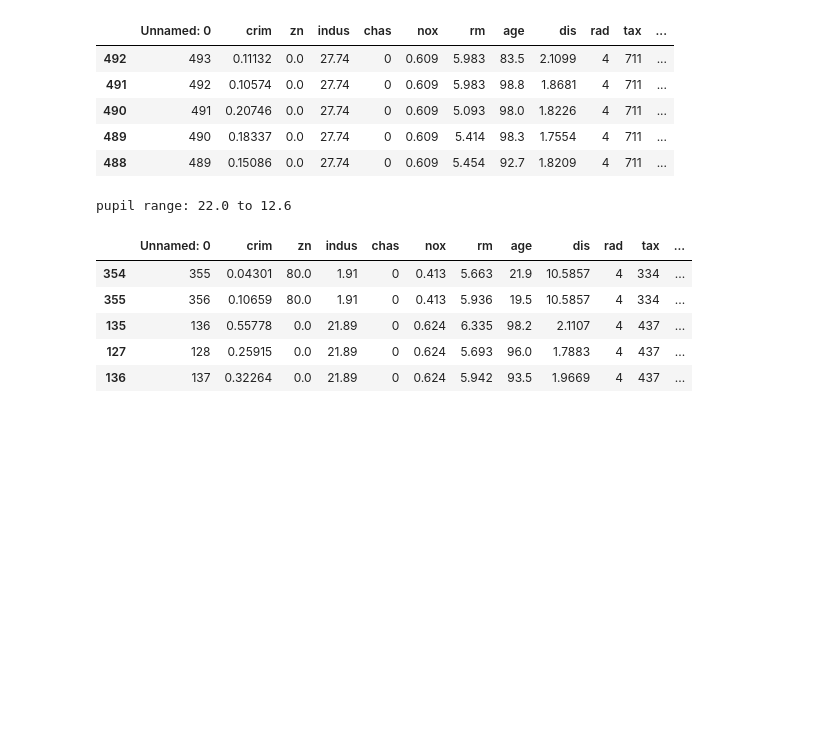
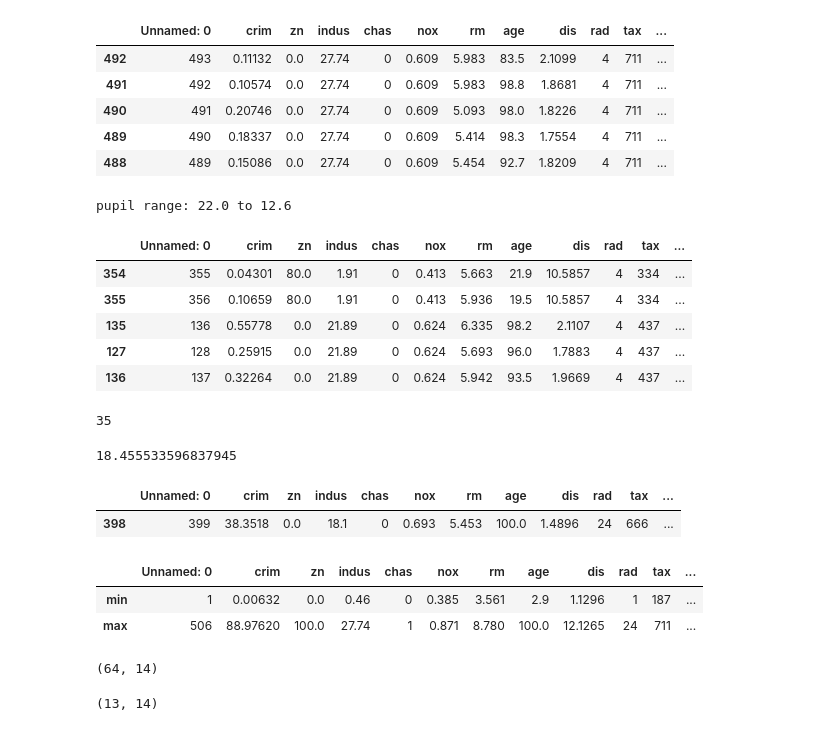
Before and after one commit to carolinegreen16/A_2, a Jupyter notebook: Assignment3/A3.ipynb, the cells around one changed output. Cells and saved outputs as stored; diff of their text form; code cells hidden in the pictures; blank space fills up the shorter version.

```diff
--- a/Assignment3/A3.ipynb
+++ b/Assignment3/A3.ipynb
@@ -236,3 +236,44 @@ pupil range: 22.0 to 12.6
 | 135 | 136 | 0.55778 | 0.0 | 21.89 | 0 | 0.624 | 6.335 | 98.2 | 2.1107 | 4 | 437 | ... |
 | 127 | 128 | 0.25915 | 0.0 | 21.89 | 0 | 0.624 | 5.693 | 96.0 | 1.7883 | 4 | 437 | ... |
 | 136 | 137 | 0.32264 | 0.0 | 21.89 | 0 | 0.624 | 5.942 | 93.5 | 1.9669 | 4 | 437 | ... |
+# %%
+## (f)
+np.sum(df['chas'])
+# %% [output]
+35
+# %%
+## (g)
+np.mean(df['ptratio'])
+# %% [output]
+18.455533596837945
+# %%
+## (h)
+df.sort_values('medv', ascending=True).head(1)
+# %% [output]
+|  | Unnamed: 0 | crim | zn | indus | chas | nox | rm | age | dis | rad | tax | ... |
+| 398 | 399 | 38.3518 | 0.0 | 18.1 | 0 | 0.693 | 5.453 | 100.0 | 1.4896 | 24 | 666 | ... |
+# %%
+## (h)
+def predictors_range(df):
+    mins = [np.min(df[column]) for column in df.columns]
+    maxs = [np.max(df[column]) for column in df.columns]
+    return pd.DataFrame([mins, maxs], columns=df.columns, index=['min', 'max'])
+predictors_range(df)
+## Based on results below, the suburb with the lowest medv is on border
+## most predictor ranges.
+# %% [output]
+|  | Unnamed: 0 | crim | zn | indus | chas | nox | rm | age | dis | rad | tax | ... |
+| min | 1 | 0.00632 | 0.0 | 0.46 | 0 | 0.385 | 3.561 | 2.9 | 1.1296 | 1 | 187 | ... |
+| max | 506 | 88.97620 | 100.0 | 27.74 | 1 | 0.871 | 8.780 | 100.0 | 12.1265 | 24 | 711 | ... |
+# %%
+## (i)
+df[df['rm']>7].shape
+    # 64 have more than 7 rooms per dwelling.
+# %% [output]
+(64, 14)
+# %%
+## (i)
+df[df['rm']>8].shape
+    # 13 have more than 8 rooms per dwelling.
+# %% [output]
+(13, 14)
```
